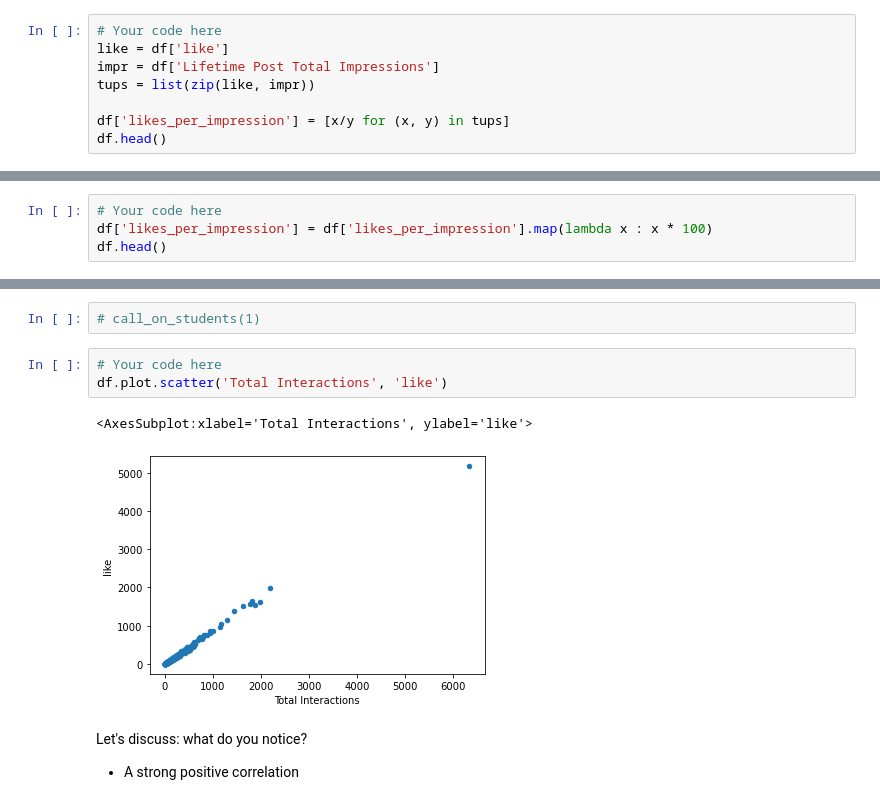
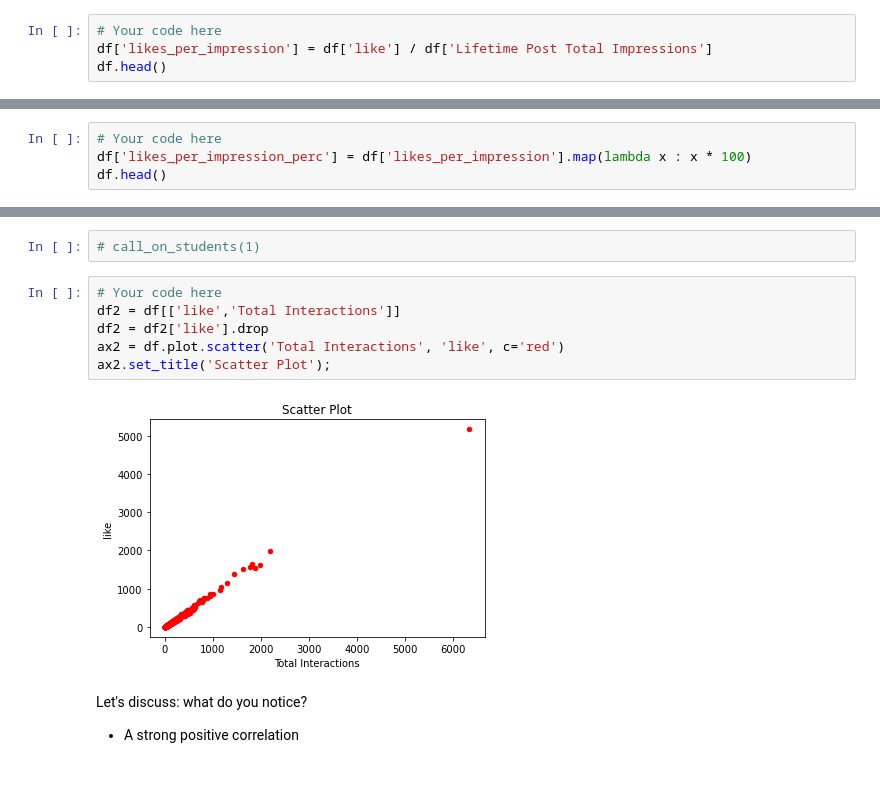
Before and after one commit to DrewAlderfer/NYC-DS-091922, a Jupyter notebook: CodeChallengeReviews/Phase1/P1-Code-Challenge-Review.ipynb, the cells around one changed output, grey strips where cells are left out. Saved outputs shown, nothing was run; the diff lists cells and outputs as text; blank space fills up the shorter version.

```diff
--- a/CodeChallengeReviews/Phase1/P1-Code-Challenge-Review.ipynb
+++ b/CodeChallengeReviews/Phase1/P1-Code-Challenge-Review.ipynb
@@ -211,11 +218,7 @@ Create a new column called `likes_per_impression` which divides the number of li
 # call_on_students(1)
 # %%
 # Your code here
-like = df['like']
-impr = df['Lifetime Post Total Impressions']
-tups = list(zip(like, impr))
-
-df['likes_per_impression'] = [x/y for (x, y) in tups]
+df['likes_per_impression'] = df['like'] / df['Lifetime Post Total Impressions']
 df.head()
 # %% [output]
 |  | Page total likes | Type | Category | Post Month | Post Weekday | Post Hour | Paid | ... |
@@ -232,7 +236,7 @@ Make a new column for this, `likes_per_impression_perc`, to capture this output.
 # call_on_students(1)
 # %%
 # Your code here
-df['likes_per_impression'] = df['likes_per_impression'].map(lambda x : x * 100)
+df['likes_per_impression_perc'] = df['likes_per_impression'].map(lambda x : x * 100)
 df.head()
 # %% [output]
 |  | Page total likes | Type | Category | Post Month | Post Weekday | Post Hour | Paid | ... |
@@ -370,10 +396,12 @@ Create a scatter plot that shows the correlation between total interactions and
 # call_on_students(1)
 # %%
 # Your code here
-df.plot.scatter('Total Interactions', 'like')
+df2 = df[['like','Total Interactions']]
+df2 = df2['like'].drop
+ax2 = df.plot.scatter('Total Interactions', 'like', c='red')
+ax2.set_title('Scatter Plot');
 # %% [output]
-<AxesSubplot:xlabel='Total Interactions', ylabel='like'>
-[figure, old version]
+[figure, new version]
 # %% [markdown]
 Let's discuss: what do you notice?
 
```
Also changed, not shown: parts of 19 cells of this notebook, 4 other files.
